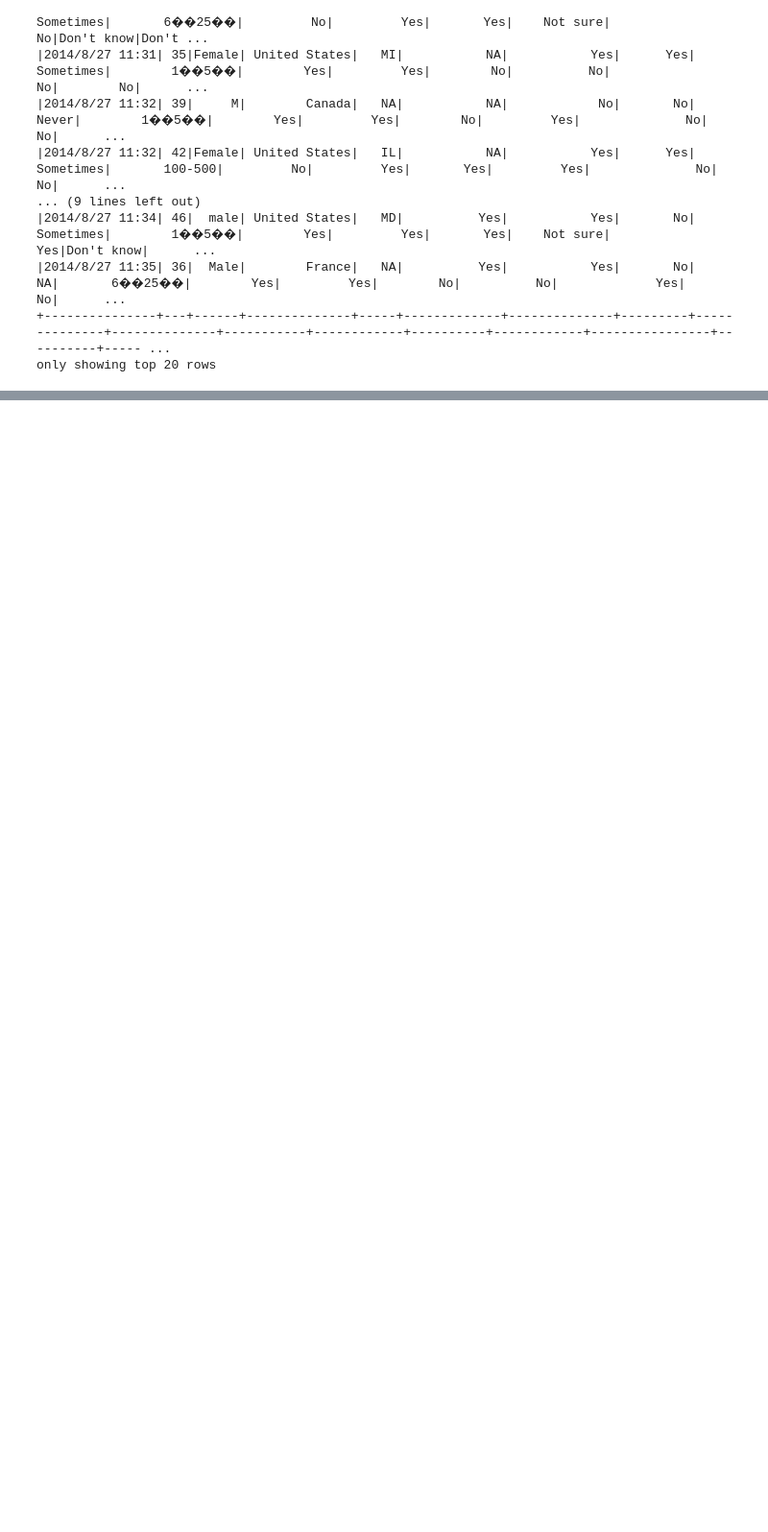
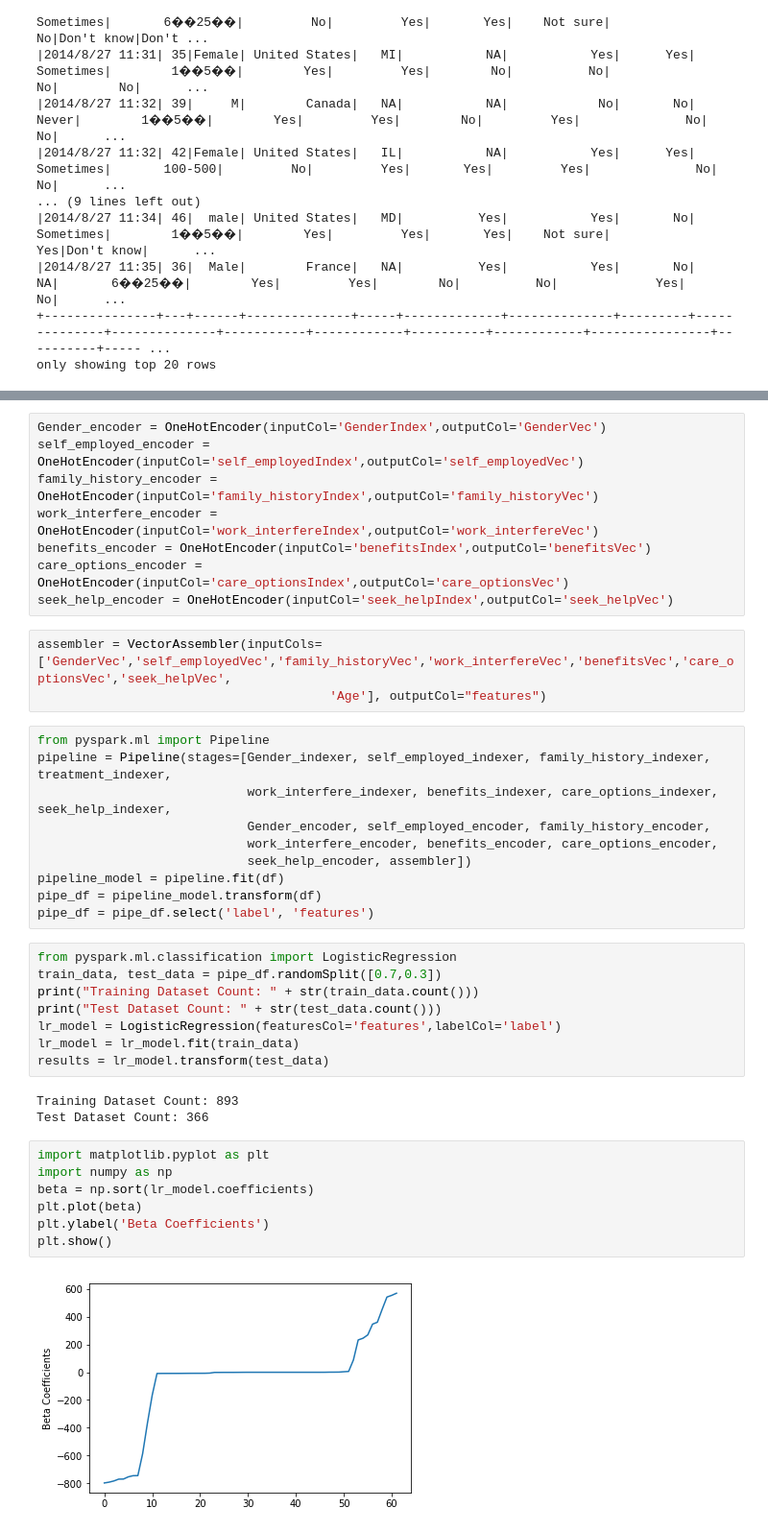
Before and after one commit to DoctorJY/mental-health-test, a Jupyter notebook: mental health analysis.ipynb, the cells around one changed output, grey strips where cells are left out. Shown: that part at 96% size. Saved outputs shown, nothing was run; the diff lists cells and outputs as text; blank space fills up the shorter version.

```diff
--- a/mental health analysis.ipynb
+++ b/mental health analysis.ipynb
@@ -134,0 +315,41 @@ Total data points: 1259
+# %%
+Gender_encoder = OneHotEncoder(inputCol='GenderIndex',outputCol='GenderVec')
+self_employed_encoder = OneHotEncoder(inputCol='self_employedIndex',outputCol='self_employedVec')
+family_history_encoder = OneHotEncoder(inputCol='family_historyIndex',outputCol='family_historyVec')
+work_interfere_encoder = OneHotEncoder(inputCol='work_interfereIndex',outputCol='work_interfereVec')
+benefits_encoder = OneHotEncoder(inputCol='benefitsIndex',outputCol='benefitsVec')
+care_options_encoder = OneHotEncoder(inputCol='care_optionsIndex',outputCol='care_optionsVec')
+seek_help_encoder = OneHotEncoder(inputCol='seek_helpIndex',outputCol='seek_helpVec')
+# %%
+assembler = VectorAssembler(inputCols=['GenderVec','self_employedVec','family_historyVec','work_interfereVec','benefitsVec','care_optionsVec','seek_helpVec',
+                                       'Age'], outputCol="features")
+# %%
+from pyspark.ml import Pipeline
+pipeline = Pipeline(stages=[Gender_indexer, self_employed_indexer, family_history_indexer, treatment_indexer,
+                            work_interfere_indexer, benefits_indexer, care_options_indexer, seek_help_indexer,
+                            Gender_encoder, self_employed_encoder, family_history_encoder,
+                            work_interfere_encoder, benefits_encoder, care_options_encoder,
+                            seek_help_encoder, assembler])
+pipeline_model = pipeline.fit(df)
+pipe_df = pipeline_model.transform(df)
+pipe_df = pipe_df.select('label', 'features')
+# %%
+from pyspark.ml.classification import LogisticRegression
+train_data, test_data = pipe_df.randomSplit([0.7,0.3])
+print("Training Dataset Count: " + str(train_data.count()))
+print("Test Dataset Count: " + str(test_data.count()))
+lr_model = LogisticRegression(featuresCol='features',labelCol='label')
+lr_model = lr_model.fit(train_data)
+results = lr_model.transform(test_data)
+# %% [output]
+Training Dataset Count: 893
+Test Dataset Count: 366
+# %%
+import matplotlib.pyplot as plt
+import numpy as np
+beta = np.sort(lr_model.coefficients)
+plt.plot(beta)
+plt.ylabel('Beta Coefficients')
+plt.show()
+# %% [output]
+[figure, added]
```
Also changed, not shown: parts of 28 cells of this notebook, 2 other files.
